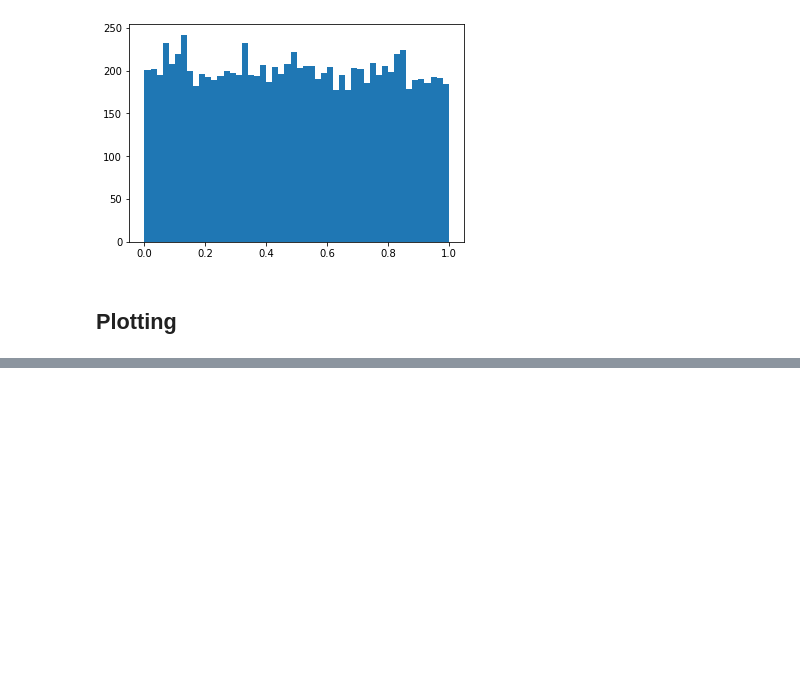
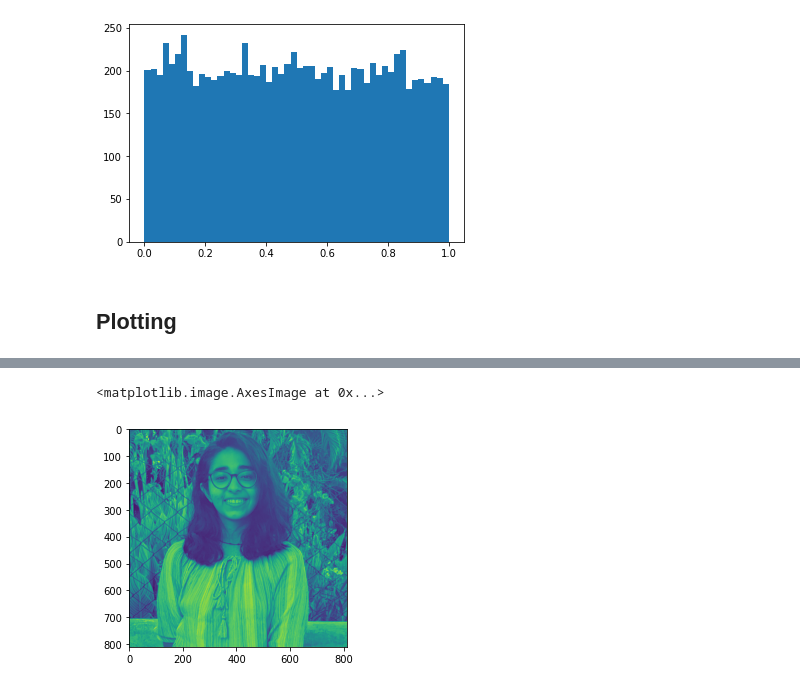
Before and after one commit to tusharbansal22/Tensorflow-Notebooks, a Jupyter notebook: matplotlib/Matplotlib_Tut.ipynb, the cells around one changed output, grey strips where cells are left out. Saved outputs shown, nothing was run; the diff lists cells and outputs as text; code cells hidden in the pictures; blank space fills up the shorter version.

```diff
--- a/matplotlib/Matplotlib_Tut.ipynb
+++ b/matplotlib/Matplotlib_Tut.ipynb
@@ -98,0 +152,5 @@ from PIL import Image
+# %%
+plt.imshow(gray)
+# %% [output]
+<matplotlib.image.AxesImage at 0x...>
+[figure, added]
```
Also changed, not shown: parts of 10 cells of this notebook.
